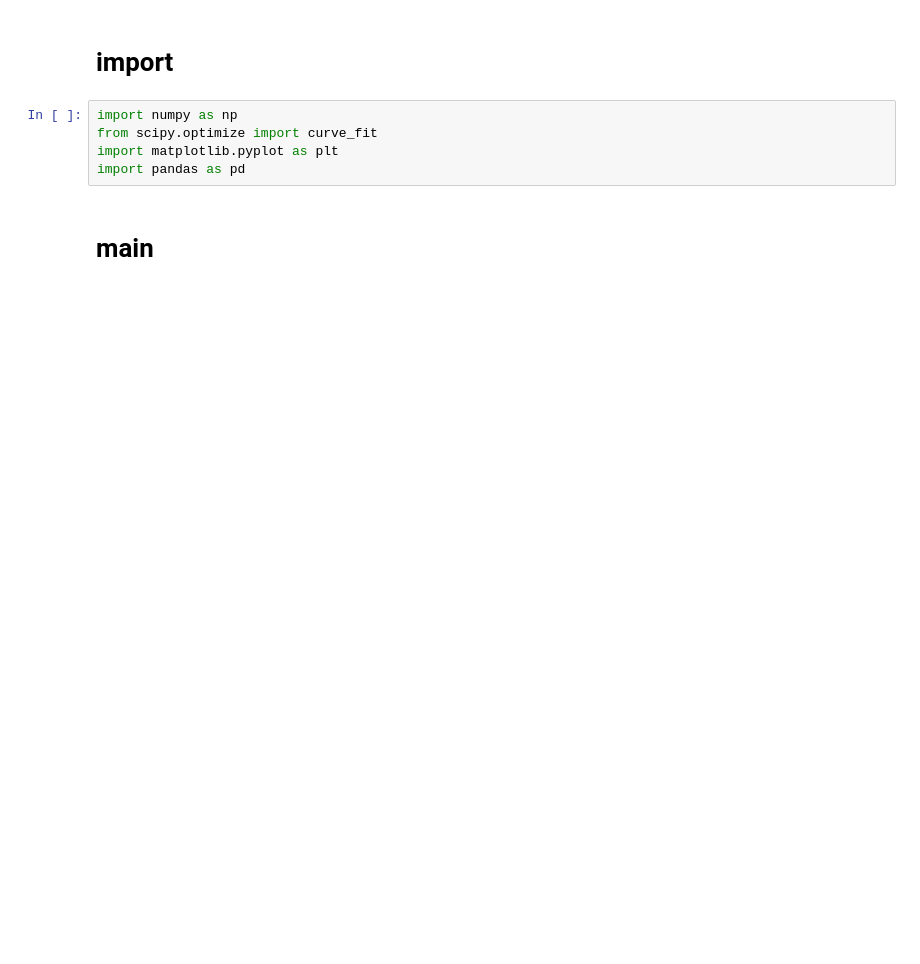
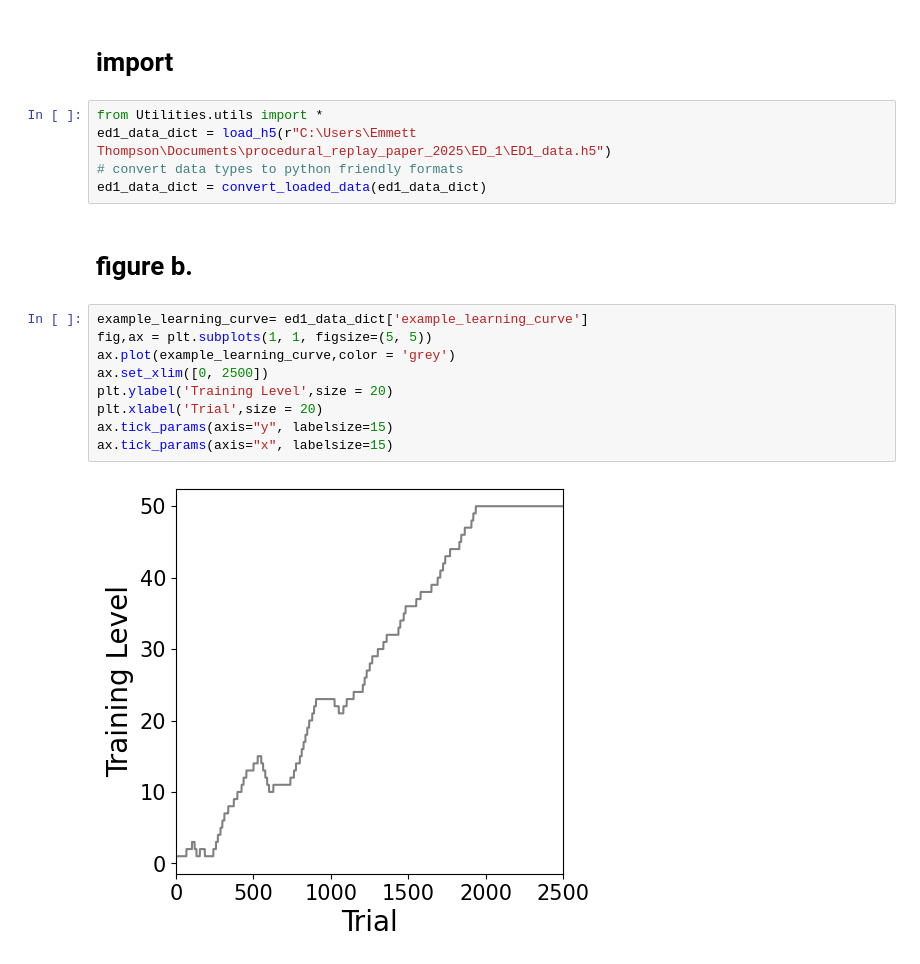
Before and after one commit to EmmettJT/procedural_replay_paper_2025, a Jupyter notebook: ED_1/ED1_plots.ipynb, the cells around one changed output. Cells and saved outputs as stored; diff of their text form; blank space fills up the shorter version.

```diff
--- a/ED_1/ED1_plots.ipynb
+++ b/ED_1/ED1_plots.ipynb
@@ -1,9 +1,20 @@
 # %% [markdown]
 # import
 # %%
-import numpy as np
-from scipy.optimize import curve_fit
-import matplotlib.pyplot as plt
-import pandas as pd
+from Utilities.utils import *
+ed1_data_dict = load_h5(r"C:\Users\Emmett Thompson\Documents\procedural_replay_paper_2025\ED_1\ED1_data.h5")
+# convert data types to python friendly formats
+ed1_data_dict = convert_loaded_data(ed1_data_dict)
-# %% [markdown]
-# main
+# %% [markdown]
+# figure b.
+# %%
+example_learning_curve= ed1_data_dict['example_learning_curve']
+fig,ax = plt.subplots(1, 1, figsize=(5, 5))
+ax.plot(example_learning_curve,color = 'grey')
+ax.set_xlim([0, 2500])
+plt.ylabel('Training Level',size = 20)
+plt.xlabel('Trial',size = 20)
+ax.tick_params(axis="y", labelsize=15)
+ax.tick_params(axis="x", labelsize=15)
+# %% [output]
+[figure, added]
```
Also changed, not shown: parts of 4 cells of this notebook, 13 other files.
